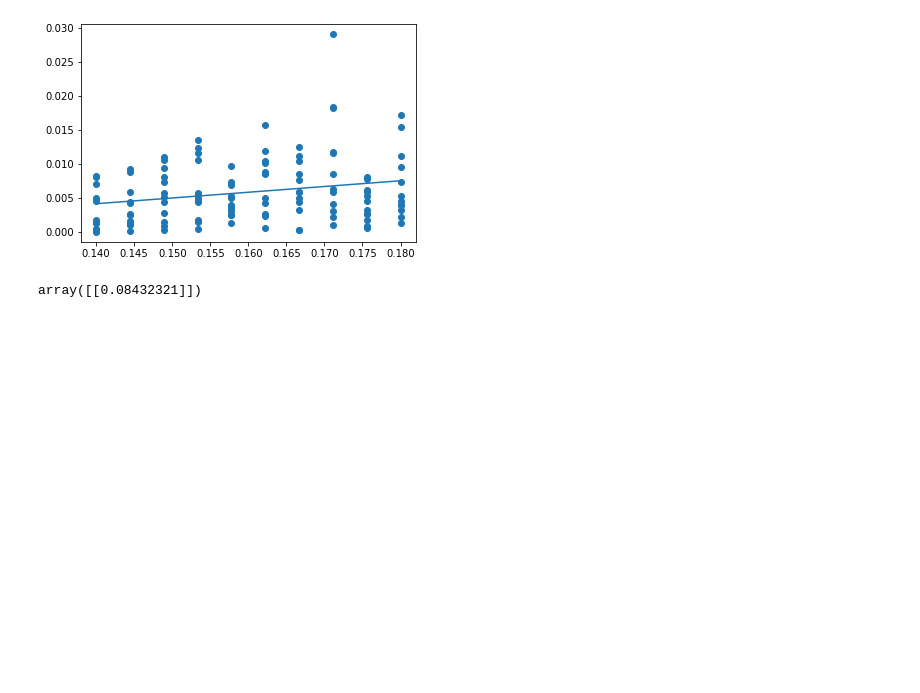
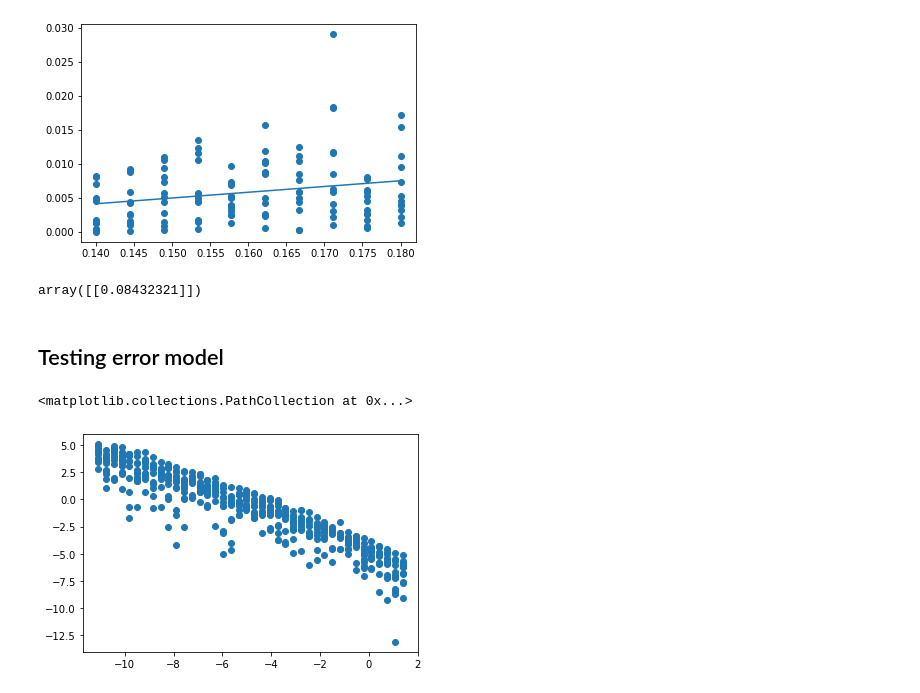
Before and after one commit to ShashankSule/TMDmaps, a Jupyter notebook: run/1D_potential.ipynb, the cells around one changed output. Drawn from its saved outputs; the diff is of its cells as text; code cells hidden in the pictures; blank space fills up the shorter version.

```diff
--- a/run/1D_potential.ipynb
+++ b/run/1D_potential.ipynb
@@ -451,3 +453,24 @@ ax.plot(epsilons,y)
 linear_fit.coef_
 # %% [output]
 array([[0.08432321]])
+# %% [markdown]
+## Testing error model
+# %%
+data = np.load('uniform_trigpoly_fixedN_2023-04-22 07:47:57.677865.npy', allow_pickle=True)
+# %%
+bias = data.item()['pointwise_errors']
+epsilons = data.item()['epsilons']
+# %%
+# bias = bias[epsilons <= 1.0, :]
+# epsilons = epsilons[epsilons <= 1.0]
+epsilons_range, ntrials = bias.shape
+# %%
+fig, ax = plt.subplots()
+ax.scatter(np.log(epsilons.reshape((epsilons_range,1))@np.ones((1,ntrials))), \
+           np.log(np.abs(bias)))
+# ax.scatter(np.log2(epsilons), np.log2(np.mean(np.abs(bias), axis=1)))
+# ax.set_xscale('log')
+# ax.set_yscale('log')
+# %% [output]
+<matplotlib.collections.PathCollection at 0x...>
+[figure, added]
```
Also changed, not shown: parts of 4 cells of this notebook, 1 other file.
